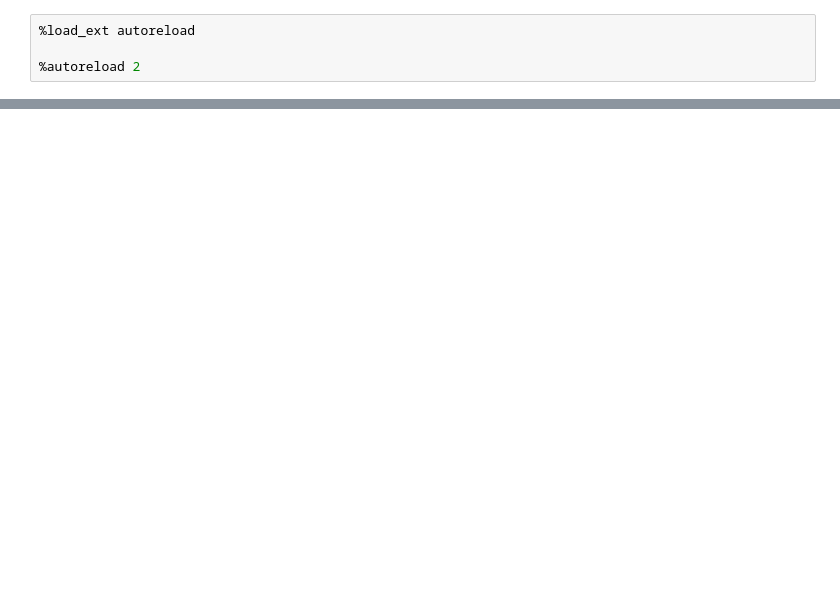
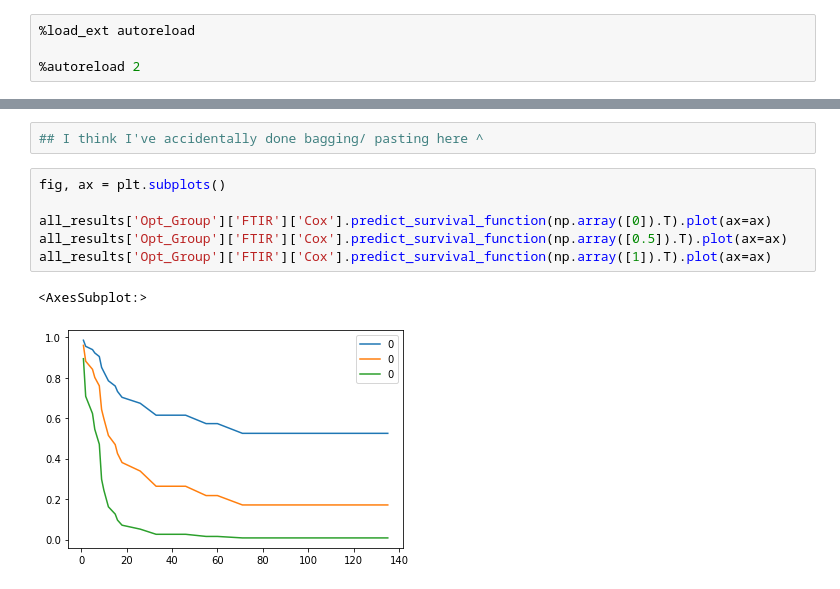
Before and after one commit to c-whitley/PHD, a Jupyter notebook: December_Prognosis/Plotting.ipynb, the cells around one changed output, grey strips where cells are left out. Cells and saved outputs as stored; diff of their text form; blank space fills up the shorter version.

```diff
--- a/December_Prognosis/Plotting.ipynb
+++ b/December_Prognosis/Plotting.ipynb
@@ -18,0 +170,11 @@ from sklearn.metrics import roc_auc_score, roc_curve, precision_recall_curve, f1
+# %%
+## I think I've accidentally done bagging/ pasting here ^
+# %%
+fig, ax = plt.subplots()
+
+all_results['Opt_Group']['FTIR']['Cox'].predict_survival_function(np.array([0]).T).plot(ax=ax)
+all_results['Opt_Group']['FTIR']['Cox'].predict_survival_function(np.array([0.5]).T).plot(ax=ax)
+all_results['Opt_Group']['FTIR']['Cox'].predict_survival_function(np.array([1]).T).plot(ax=ax)
+# %% [output]
+<AxesSubplot:>
+[figure, added]
```
Also changed, not shown: parts of 25 cells of this notebook, 51 other files.
